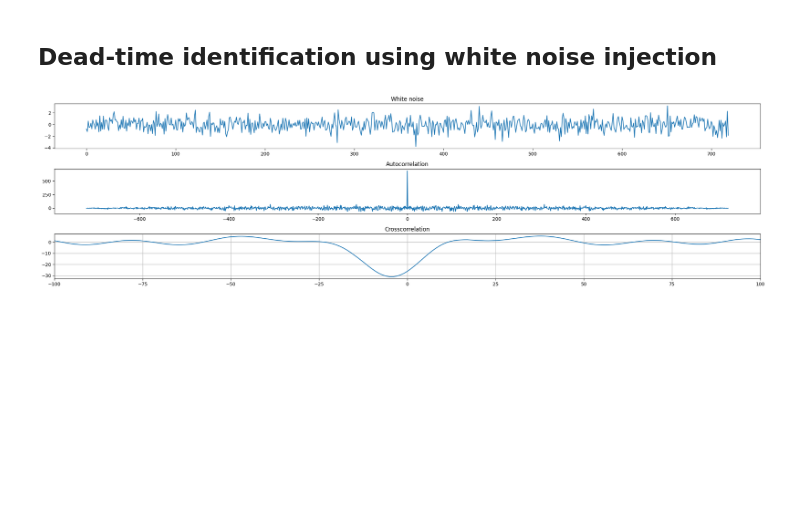
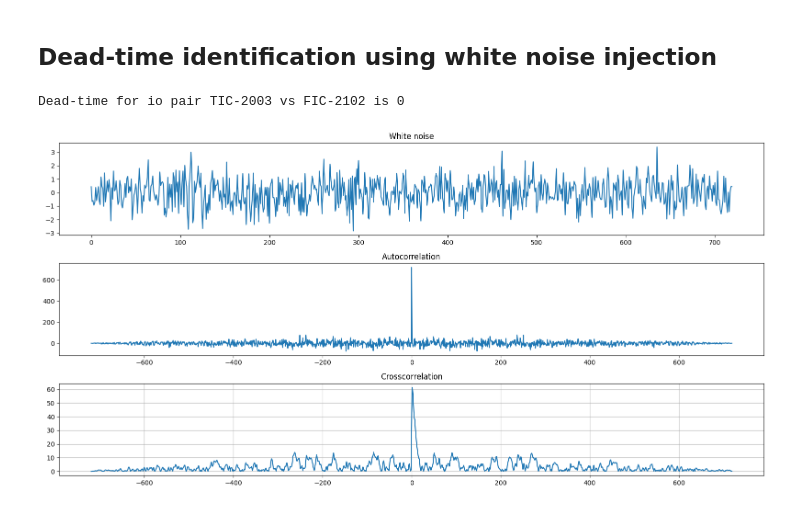
Before and after one commit to CPCLAB-UNIPI/SIPPY, a Jupyter notebook: Examples/subspace_id_frac2.ipynb, the cells around one changed output. Cells and saved outputs as stored; diff of their text form; code cells hidden in the pictures; blank space fills up the shorter version.

```diff
--- a/Examples/subspace_id_frac2.ipynb
+++ b/Examples/subspace_id_frac2.ipynb
@@ -124,9 +125,7 @@ The suggested order is: n= 17
 # %%
-t = np.arange(0, tss*60, 60)
-Gc = undiscretize(id_result.G)
-Gd = discretize(G=Gc, dt=controller_sampling*60, method='backward euler')
-stp_y_out, t_out = simulate_step_response(Gd, t)
-imp_y_out, t_out = simulate_impulse_response(Gd, t)
+firmodel = get_fir_coef(model=id_result.G, inds=inputs, deps=outputs, sampling=60, tss=tss)
+step_response = get_step_response(firmodel)
+t = np.arange(0, tss)
 # %% [markdown]
 ## DMC3 reference model
 ![model](model_plot.jpg)
@@ -134,12 +133,10 @@ imp_y_out, t_out = simulate_impulse_response(Gd, t)
 ## DMC3 reference uncertinity plot
 ![uncertinity](model_uncertinity.jpg)
 # %%
-input_tag = 'TIC-2003'
+input_tag = 'FIC-2002'
 output_tag = 'FIC-2102'
 # %%
-in_idx = inputs.index(input_tag)
-out_idx = outputs.index(output_tag)
-stp_ij = stp_y_out[:,out_idx,in_idx]
-imp_ij = imp_y_out[:,out_idx,in_idx] * Gd.SamplingPeriod
+imp_ij = firmodel[output_tag][input_tag]
+stp_ij = step_response[output_tag][input_tag]
 u = idinput[input_tag]
 y = idinput[output_tag]
@@ -182,24 +180,30 @@ axes.grid(True, which="both",color='gray', linestyle="-.", linewidth=0.5)
 # %% [markdown]
 ## Dead-time identification using white noise injection
 # %%
-rng = np.random.default_rng()
+rng = np.random.default_rng(3000)
 sig = rng.standard_normal(tss*6)
 autocorr = signal.convolve(sig, sig[::-1], mode='full')
 x= np.arange(-len(sig)+1,len(sig))
-sim = signal.convolve(sig, imp_ij, mode='full')[:len(sig)]
-crosscorr = signal.convolve(sig, sim[::-1], mode='full')
-win = np.hamming(32)
-crosscorr_filt = signal.convolve(crosscorr, win, mode='same') / sum(win)
+sim = signal.convolve(sig, imp_ij, mode='full')[:len(sig)
+                                               ]
+crosscorr = signal.convolve(sim, sig[::-1], mode='full')
+abs_crosscorr = np.abs(crosscorr)[len(crosscorr)//2:]
+win = np.hamming(3)
+filt_f = (np.convolve(abs_crosscorr, win, mode='full') / sum(win))[:len(abs_crosscorr)]
+filt_b = (np.convolve(filt_f[::-1], win, mode='full') / sum(win))[:len(abs_crosscorr)][::-1]
+deadtime = np.argmin(filt_b[:np.argmax(filt_b)])
+print(f'Dead-time for io pair {input_tag} vs {output_tag} is {deadtime}')
+# %% [output]
+Dead-time for io pair TIC-2003 vs FIC-2102 is 0
 # %%
 fig, (ax_orig, ax_autocorr, ax_crosscorr) = plt.subplots(3, 1)
 ax_orig.plot(sig)
 ax_orig.set_title('White noise')
 ax_autocorr.plot(x, autocorr)
 ax_autocorr.set_title('Autocorrelation')
-ax_crosscorr.plot(x, crosscorr_filt)
+ax_crosscorr.plot(x, np.abs(crosscorr))
 ax_crosscorr.set_title('Crosscorrelation')
-plt.xlim(-100, 100)
 plt.grid()
 fig.tight_layout()
 # %% [output]
-[figure, old version]
+[figure, new version]
```
Also changed, not shown: parts of 15 cells of this notebook, 1 other file.
